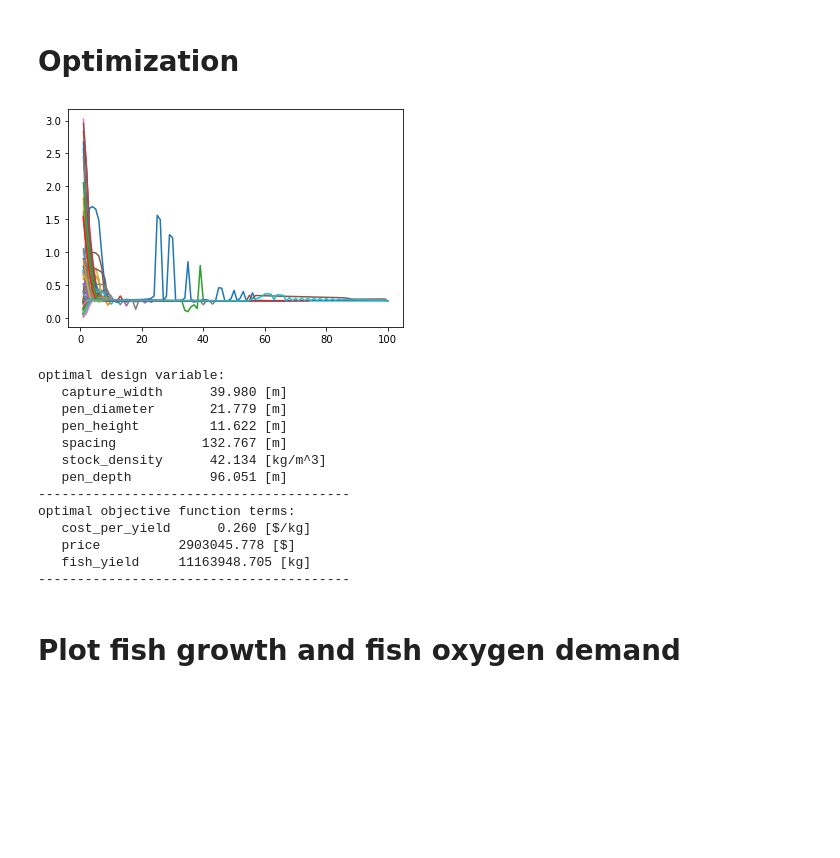
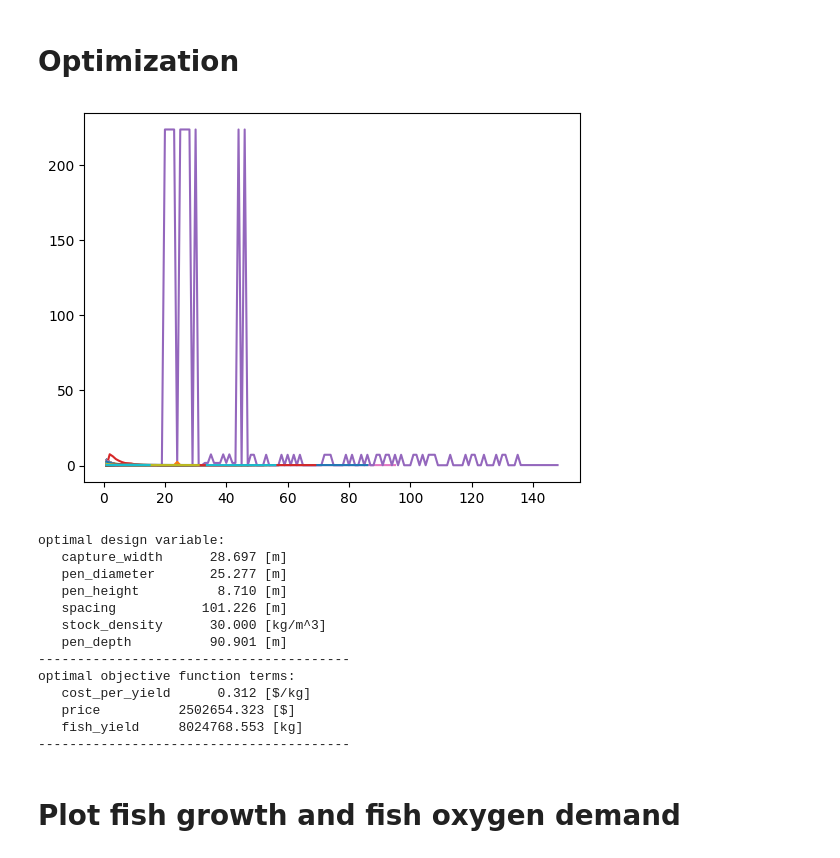
Before and after one commit to symbiotic-engineering/Aquaculture, a Jupyter notebook: run_sim_random_init.ipynb, the cells around one changed output. Cells and saved outputs as stored; diff of their text form; code cells hidden in the pictures; blank space fills up the shorter version.

```diff
--- a/run_sim_random_init.ipynb
+++ b/run_sim_random_init.ipynb
@@ -9,6 +9,7 @@ from scipy.optimize import minimize
 from matplotlib import pyplot as plt
 from matplotlib.ticker import FormatStrFormatter
 from functools import partial
+from numdifftools import Jacobian, Hessian
 
 
 def print_bold(str):
@@ -23,14 +24,42 @@ class OpObj(object):
             x0.append(np.random.uniform(low=bnds[i][0], high=bnds[i][1]))
         self.x0 = x0
         self.f = np.full(shape=(500,), fill_value=np.NaN)
+        self.ineq = np.full(shape=(500,2), fill_value=np.NaN)
+        self.eq = np.full(shape=(500,0), fill_value=np.NaN)
         self.count = 0
 
     def obj_fun(self, x):
-        return modules.obj(x, self.x_name, self.p)
+        return obj_fun(x, self.x_name, self.p)
 
 def cb(xk, obj=None):
     obj.f[obj.count] = obj.obj_fun(xk)
+    obj.ineq[obj.count] = modules.ineq_constraint(x0, x_name, p)
+    obj.eq[obj.count] = modules.eq_constraint(x0, x_name, p)
     obj.count += 1
+
+
+# simulation
+def obj_fun(x0, x_name, p):
+    return modules.obj(x0, x_name, p)
+
+def hess_fun(x, x_name, p):
+    return Hessian(lambda x: obj_fun(x, x_name, p))(x)
+
+def jac_fun(x, x_name, p):
+    return Jacobian(lambda x: obj_fun(x, x_name, p))(x).ravel()
+
+def gradient_respecting_bounds(bounds, fun, eps=1e-8):
+    """bounds: list of tuples (lower, upper)"""
+    def gradient(x, x_name, p):
+        fx = fun(x, x_name, p)
+        grad = np.zeros(len(x))
+        for k in range(len(x)):
+            d = np.zeros(len(x))
+            d[k] = eps if x[k] + eps <= bounds[k][1] else -eps
+            grad[k] = (fun(x + d, x_name, p) - fx) / d[k]
+        return grad
+    return gradient
+
 
 # design variables
 x_name = ['x_wec','x_pen']
@@ -64,12 +93,9 @@ for i in range(len(p_list)):
     p[p_list[i]] = p_list_default_values[p_list[i]][0]
     p_unit.append(p_list_default_values[p_list[i]][1])
 
-# simulation
-J = modules.obj(x0, x_name, p)
 
 #optimization
 fig, ax = plt.subplots(1,1)
-
 opt_idx = 0
 res={}
 opt_res_history = []
@@ -88,50 +114,57 @@ for i in range(len(wec_types)):
         cons = ({'type': 'ineq', 'fun': modules.ineq_constraint, 'args': arguments},
                 {'type': 'eq', 'fun': modules.eq_constraint, 'args': arguments})
 
-        res[i] = minimize(modules.obj, op_obj.x0,
+        options={"maxiter":5000}
+
+        res[i] = minimize(obj_fun, op_obj.x0,
                           args=arguments,
                           method='SLSQP',
+                          hess=hess_fun,
+                          #jac=jac_fun,
+                          jac=gradient_respecting_bounds(x0_bnds, obj_fun),
                           bounds=x0_bnds,
                           constraints=cons,
+                          tol=1e-8,
+                          options=options,
                           callback=partial(cb, obj=op_obj))
 
         if res[i].fun < res[opt_idx].fun:
             opt_idx = i
 
         ax.plot(iteration, op_obj.f)
 
         opt_res_history.append(op_obj.f)
         iteration_history.append(op_obj.count)
 
 #ax.set_ylim((0.339,0.340))
 plt.show()
 
 col_width = len(max(x_list, key=len))
 print_bold("optimal design variable:")
 for i in range(len(x_list)):
     print(' '*2, x_list[i], ' '*(col_width - len(x_list[i])) , "{:10.3f}".format(res[opt_idx].x[i]), x0_unit[i])
 print("-"*40)
 
 print_bold("optimal objective function terms:")
 cost_per_yield, price, fish_yield = modules.obj_terms(res[opt_idx].x, x_name, p)
 print(' '*2, "cost_per_yield", "{:10.3f}".format(cost_per_yield), '[$/kg]')
 print(' '*2, "price         ", "{:10.3f}".format(price), '[$]')
 print(' '*2, "fish_yield    ", "{:10.3f}".format(fish_yield), '[kg]')
 print("-"*40)
 # %% [output]
-[figure, old version]
+[figure, new version]
 optimal design variable:
-   capture_width      39.980 [m]
-   pen_diameter       21.779 [m]
-   pen_height         11.622 [m]
-   spacing           132.767 [m]
-   stock_density      42.134 [kg/m^3]
-   pen_depth          96.051 [m]
+   capture_width      28.697 [m]
+   pen_diameter       25.277 [m]
+   pen_height          8.710 [m]
+   spacing           101.226 [m]
+   stock_density      30.000 [kg/m^3]
+   pen_depth          90.901 [m]
 ----------------------------------------
 optimal objective function terms:
-   cost_per_yield      0.260 [$/kg]
-   price          2903045.778 [$]
-   fish_yield     11163948.705 [kg]
+   cost_per_yield      0.312 [$/kg]
+   price          2502654.323 [$]
+   fish_yield     8024768.553 [kg]
 ----------------------------------------
 # %% [markdown]
 # Plot fish growth and fish oxygen demand
```
Also changed, not shown: parts of 7 cells of this notebook, 3 other files.
